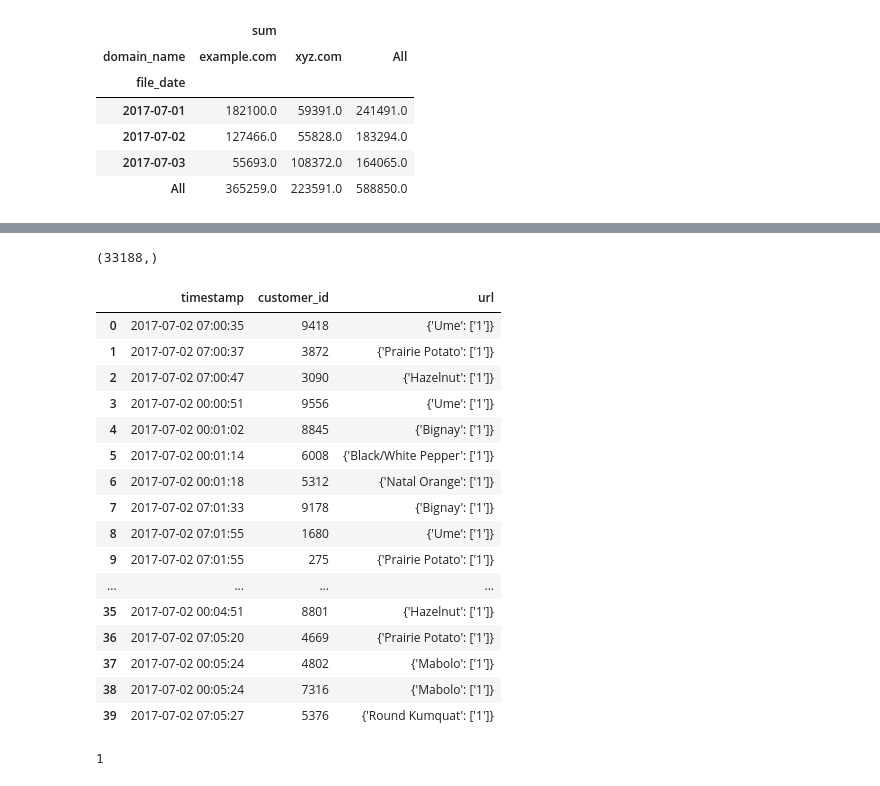
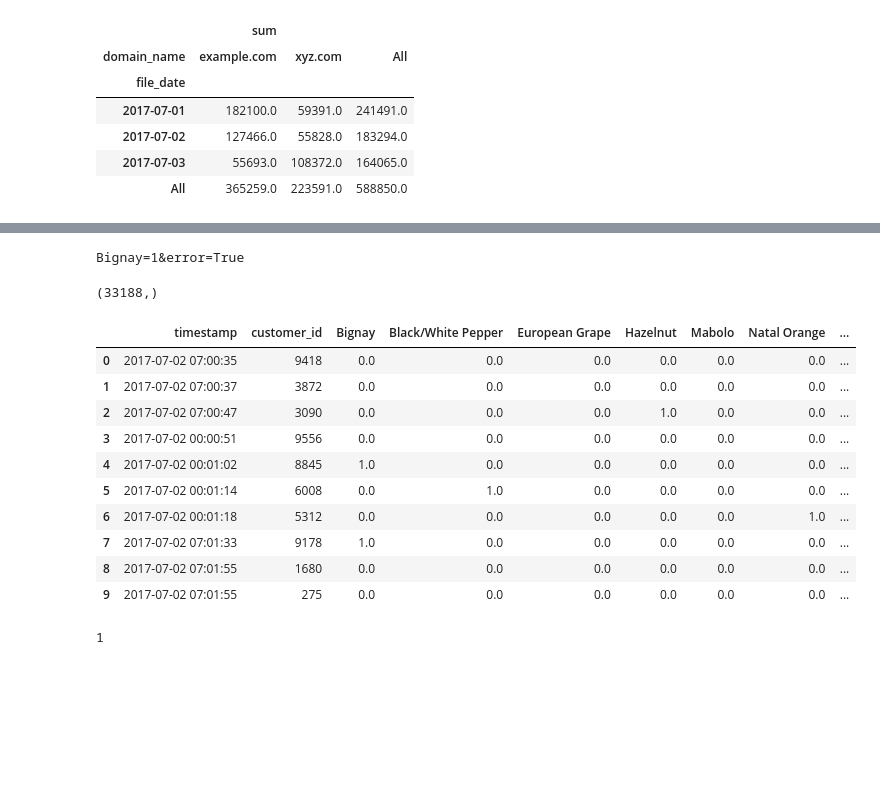
Before and after one commit to dtsmith2001/p-data-challenge, a Jupyter notebook: Explorations.ipynb, the cells around one changed output, grey strips where cells are left out. Cells and saved outputs as stored; diff of their text form; code cells hidden in the pictures; blank space fills up the shorter version.

Commit message:
working version to add item columns as a pivot using Series constructor across rows

```diff
--- a/Explorations.ipynb
+++ b/Explorations.ipynb
@@ -181,0 +152,14 @@ pandas.core.series.Series
+# %%
+def convert_list(x):
+    def handle_error(z, col):
+        if "error" in col:
+            return 1 if "True" in z else 0
+        else:
+            return z
+    dd = parse_qs(x)
+    return {k: int(handle_error(dd[k][0], k)) for k in dd}
+# %%
+url_results = fr.url.apply(lambda x: urlparse(x))
+domain_names = url_results.apply(lambda x: x[1])
+item_query = url_results.apply(lambda x: x[4])
+qq = item_query.apply(lambda x: convert_list(x)).apply(pd.Series).fillna(value=0)
@@ -182,3 +195,9 @@ pandas.core.series.Series
+# %%
+for it in item_query:
+    if "True" in it:
+        print(it)
+# %% [output]
+Bignay=1&error=True
 # %%
 url_results.shape
 # %% [output]
@@ -186,25 +205,19 @@ url_results.shape
 # %%
 url_results = pd.concat([fr.timestamp, fr.customer_id, qq], axis=1)
 # %%
-url_results.head(40)
+url_results.head(10)
 # %% [output]
-|  | timestamp | customer_id | url |
-| 0 | 2017-07-02 07:00:35 | 9418 | {'Ume': ['1']} |
-| 1 | 2017-07-02 07:00:37 | 3872 | {'Prairie Potato': ['1']} |
-| 2 | 2017-07-02 07:00:47 | 3090 | {'Hazelnut': ['1']} |
-| 3 | 2017-07-02 00:00:51 | 9556 | {'Ume': ['1']} |
-| 4 | 2017-07-02 00:01:02 | 8845 | {'Bignay': ['1']} |
-| 5 | 2017-07-02 00:01:14 | 6008 | {'Black/White Pepper': ['1']} |
-| 6 | 2017-07-02 00:01:18 | 5312 | {'Natal Orange': ['1']} |
-| 7 | 2017-07-02 07:01:33 | 9178 | {'Bignay': ['1']} |
-| 8 | 2017-07-02 07:01:55 | 1680 | {'Ume': ['1']} |
-| 9 | 2017-07-02 07:01:55 | 275 | {'Prairie Potato': ['1']} |
-| ... | ... | ... | ... |
-| 35 | 2017-07-02 00:04:51 | 8801 | {'Hazelnut': ['1']} |
-| 36 | 2017-07-02 07:05:20 | 4669 | {'Prairie Potato': ['1']} |
-| 37 | 2017-07-02 00:05:24 | 4802 | {'Mabolo': ['1']} |
-| 38 | 2017-07-02 00:05:24 | 7316 | {'Mabolo': ['1']} |
-| 39 | 2017-07-02 07:05:27 | 5376 | {'Round Kumquat': ['1']} |
+|  | timestamp | customer_id | Bignay | Black/White Pepper | European Grape | Hazelnut | Mabolo | Natal Orange | ... |
+| 0 | 2017-07-02 07:00:35 | 9418 | 0.0 | 0.0 | 0.0 | 0.0 | 0.0 | 0.0 | ... |
+| 1 | 2017-07-02 07:00:37 | 3872 | 0.0 | 0.0 | 0.0 | 0.0 | 0.0 | 0.0 | ... |
+| 2 | 2017-07-02 07:00:47 | 3090 | 0.0 | 0.0 | 0.0 | 1.0 | 0.0 | 0.0 | ... |
+| 3 | 2017-07-02 00:00:51 | 9556 | 0.0 | 0.0 | 0.0 | 0.0 | 0.0 | 0.0 | ... |
+| 4 | 2017-07-02 00:01:02 | 8845 | 1.0 | 0.0 | 0.0 | 0.0 | 0.0 | 0.0 | ... |
+| 5 | 2017-07-02 00:01:14 | 6008 | 0.0 | 1.0 | 0.0 | 0.0 | 0.0 | 0.0 | ... |
+| 6 | 2017-07-02 00:01:18 | 5312 | 0.0 | 0.0 | 0.0 | 0.0 | 0.0 | 1.0 | ... |
+| 7 | 2017-07-02 07:01:33 | 9178 | 1.0 | 0.0 | 0.0 | 0.0 | 0.0 | 0.0 | ... |
+| 8 | 2017-07-02 07:01:55 | 1680 | 0.0 | 0.0 | 0.0 | 0.0 | 0.0 | 0.0 | ... |
+| 9 | 2017-07-02 07:01:55 | 275 | 0.0 | 0.0 | 0.0 | 0.0 | 0.0 | 0.0 | ... |
 # %%
 int(url_results.url[0]["Ume"][0])
 # %% [output]
```
Also changed, not shown: parts of 7 cells of this notebook.
